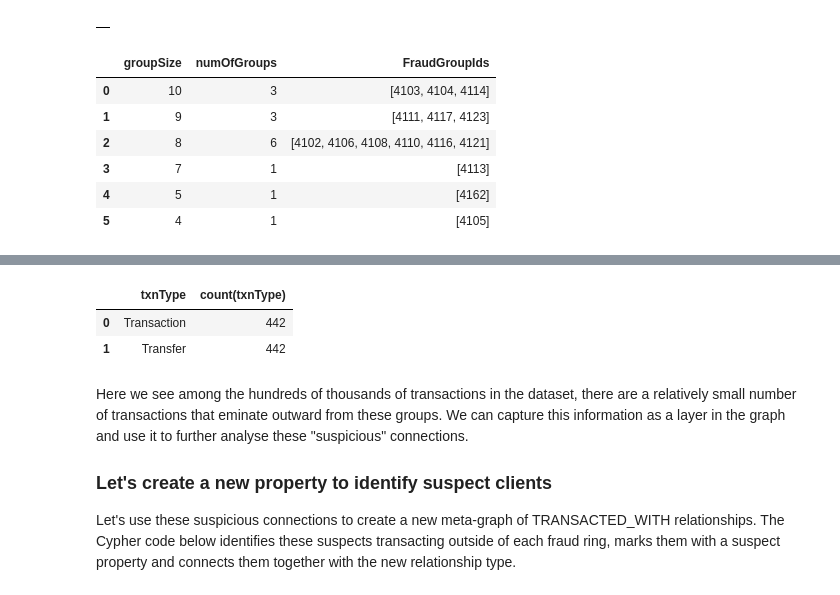
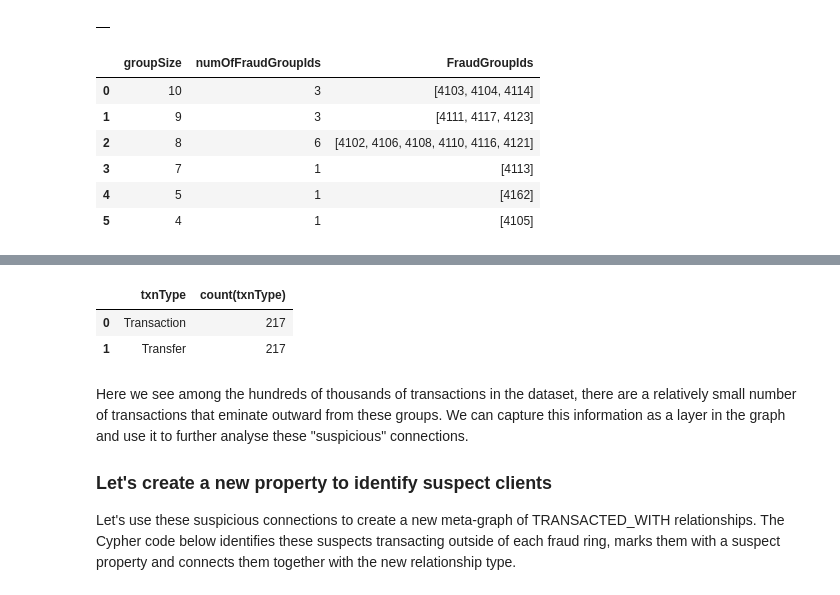
Before and after one commit to asyiqinasir/graph-summit-apac-2023, a Jupyter notebook: GDS_Workshop_UPDATED.ipynb, the cells around one changed output, grey strips where cells are left out. Saved outputs shown, nothing was run; the diff lists cells and outputs as text; code cells hidden in the pictures.

```diff
--- a/GDS_Workshop_UPDATED.ipynb
+++ b/GDS_Workshop_UPDATED.ipynb
@@ -516,17 +526,17 @@ gds.run_cypher("CREATE INDEX ClientFraudIndex IF NOT EXISTS FOR (c:Client) on c.
 # %%
 # Look at the community created by the algorithm
 # We can see the biggest community has 10 elements
 result = gds.run_cypher("""
   MATCH (c:Client) WHERE c.fraud_group IS NOT NULL
   WITH c.fraud_group AS groupId, collect(c.id) AS members
   WITH groupId, size(members) AS groupSize
   WITH collect(groupId) AS groupsOfSize, groupSize
-  RETURN groupSize, size(groupsOfSize) AS numOfGroups, groupsOfSize as FraudGroupIds
+  RETURN groupSize, size(groupsOfSize) AS numOfFraudGroupIds, groupsOfSize as FraudGroupIds
   ORDER BY groupSize DESC;
 """)
 result.head(10)
 # %% [output]
-|  | groupSize | numOfGroups | FraudGroupIds |
+|  | groupSize | numOfFraudGroupIds | FraudGroupIds |
 | 0 | 10 | 3 | [4103, 4104, 4114] |
 | 1 | 9 | 3 | [4111, 4117, 4123] |
 | 2 | 8 | 6 | [4102, 4106, 4108, 4110, 4116, 4121] |
@@ -571,8 +581,8 @@ result = gds.run_cypher("""
 result
 # %% [output]
 |  | txnType | count(txnType) |
-| 0 | Transaction | 442 |
-| 1 | Transfer | 442 |
+| 0 | Transaction | 217 |
+| 1 | Transfer | 217 |
 # %% [markdown]
 Here we see among the hundreds of thousands of transactions in the dataset, there are a relatively small number of transactions that eminate outward from these groups. We can capture this information as a layer in the graph and use it to further analyse these "suspicious" connections.
 
```
Also changed, not shown: parts of 11 cells of this notebook.
